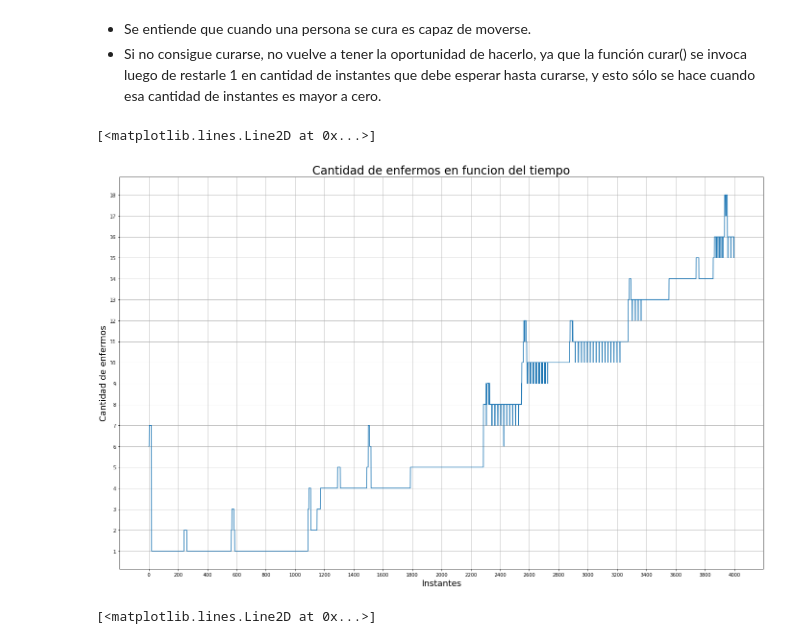
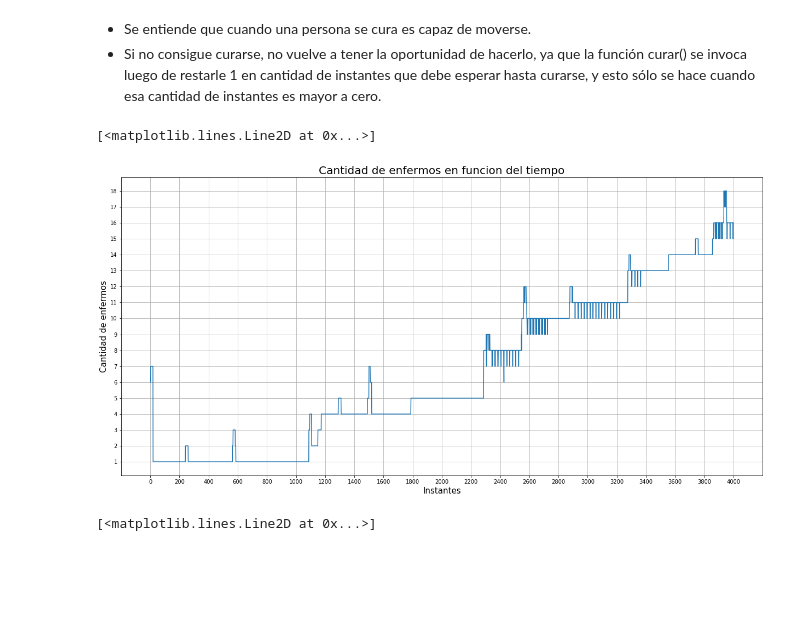
Before and after one commit to nazar9318/Simulacion-1c2020-TP1, a Jupyter notebook: Ejercicio 10.ipynb, the cells around one changed output. Cells and saved outputs as stored; diff of their text form; code cells hidden in the pictures; blank space fills up the shorter version.

```diff
--- a/Ejercicio 10.ipynb
+++ b/Ejercicio 10.ipynb
@@ -242,17 +242,17 @@ for i in range(4000):
     enfermos_b.insert(i, cantidadDeEnfermos(poblacion_b, 100))
     sanos_b.insert(i, cantidadDeSanos(poblacion_b, 100))
 # %%
-plt.figure(figsize=(24,10))
+plt.figure(figsize=(21,10))
 plt.xticks(np.arange(0, 4200, step = 200))
 plt.yticks(np.arange(0, 100, step = 1))
 plt.subplot().grid()
 plt.title('Cantidad de enfermos en funcion del tiempo', fontsize = 20)
 plt.xlabel('Instantes', fontsize = 15)
 plt.ylabel('Cantidad de enfermos', fontsize = 15)
 plt.plot(instante_b, enfermos_b)
 # %% [output]
 [<matplotlib.lines.Line2D at 0x...>]
-[figure, old version]
+[figure, new version]
 # %%
 plt.figure(figsize=(18,10))
 plt.xticks(np.arange(0, 4200, step = 200))
```
Also changed, not shown: 1 other file.
